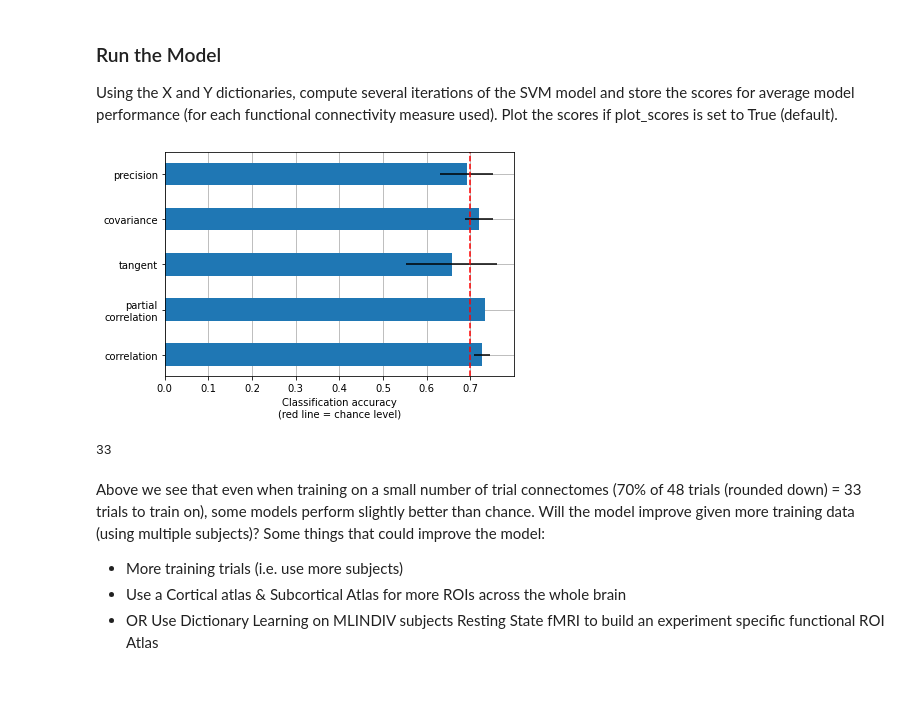
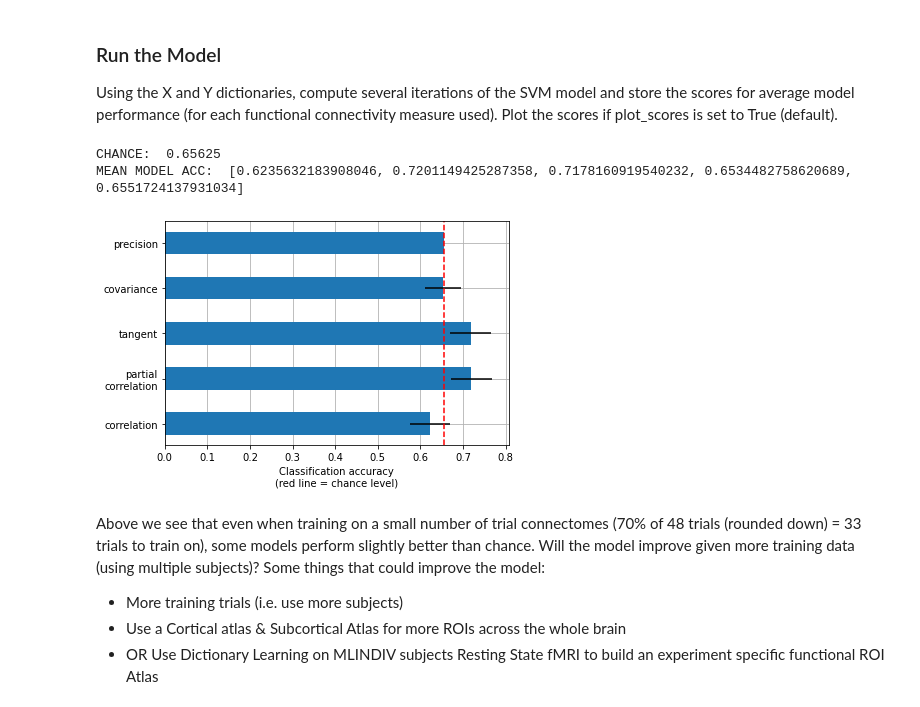
Before and after one commit to rwoodry/MLINDIV, a Jupyter notebook: machinelearning/MLINDIV_FC_TestTrials.ipynb, the cells around one changed output. Cells and saved outputs as stored; diff of their text form; code cells hidden in the pictures.

```diff
--- a/machinelearning/MLINDIV_FC_TestTrials.ipynb
+++ b/machinelearning/MLINDIV_FC_TestTrials.ipynb
@@ -94,15 +95,15 @@ def subject_timeseries(mlindiv_filename, confounds_filename, atlas_filename):
     print('Func images Voxel Dimensions (mm): %s\tFunc TR: %s' % (header_zooms[0:3], header_zooms[3]))
 
     # Create a masker from the HO atlas
-    masker = NiftiLabelsMasker(
-        labels_img = atlas_filename,
-        standardize=True,
+    masker = input_data.NiftiMapsMasker(
+        atlas_filename,
+        resampling_target='data',
         memory = 'nilearn_cache',
-        verbose = 5, low_pass=0.08, high_pass=0.009, detrend=True, t_r = TR)
+        verbose = 5, low_pass=0.1, high_pass=0.01, detrend=True, t_r = TR).fit()
 
 
     # Create an overall time series for the run
-    time_series = masker.fit_transform(mlindiv_filename, confounds = 'conf_nona_temp.tsv')
+    time_series = masker.transform(mlindiv_filename, confounds = 'conf_nona_temp.tsv')
 
     return time_series
 # %% [markdown]
@@ -130,7 +131,7 @@ def timewindows(timeseries, trial_labels, task_label, start_padding = 0, end_pad
 ### Aggregate Trial-by-Trial ROI Timeseries
 For each scan run, use the previously defined functions to aggregate all Trial-by-Trial ROI Timeseries into one dictionary where each key is the Task label / Scan of Origin (i.e. 'A2' or 'C5') and its values are a list of that scan's Trial-by-Trial ROI Timeseries.
 # %%
-def aggregate_timewindows(subject, func_directory, confounds_directory, trial_labels, atlas_filename, start_padding = 0, end_padding = 0):
+def aggregate_timewindows(subject, func_directory, confounds_directory, trial_labels, atlas_filename, start_padding = 7, end_padding = 7):
 
     # Define list of files to be processed, given subject number and location of functional files.
     directory_path = "%s/sub-%s" % (func_directory, subject)
@@ -173,8 +174,8 @@ Using the trial-by-trial ROI timeseries, compute their functional connectomes an
 def model_connectome(ts_list, ts_labels, C = 1, n_splits = 10, fconn_types = ['correlation', 'partial correlation', 'tangent', 'covariance', 'precision'], plot_scores = True):
     # If ts_list | ts_labels are a dictionary, collapse them into a list
     if type(ts_labels) == dict:
-        ts_list = list(ts_list.values())[0]
-        ts_labels = list(ts_labels.values())[0]
+        ts_labels = [item for sublist in list(sub_Y_dict.values()) for item in sublist]
+        ts_list = [item for sublist in list(sub_X_dict.values()) for item in sublist]
 
     # Define and run the Model
     _, classes = np.unique(ts_labels, return_inverse=True)  # Convert accuracy into numpy array of binary labels
@@ -194,12 +195,15 @@ def model_connectome(ts_list, ts_labels, C = 1, n_splits = 10, fconn_types = ['c
             connectivity = ConnectivityMeasure(kind = kind, vectorize = True) # We vectorize the Functional Connectivity, so it is easier to run the SVC classifier on
             connectomes = connectivity.fit_transform(ts_array[train])
 
-            classifier = LinearSVC(C = C).fit(connectomes, classes[train])
+            classifier = LinearSVC(C = C, penalty = 'l1', dual = False).fit(connectomes, classes[train])
             predictions = classifier.predict(connectivity.transform(ts_array[test]))
             scores[kind].append(accuracy_score(classes[test], predictions))
 
     if plot_scores:
+        chance_level = np.mean(ts_labels)
+        print('CHANCE: ', chance_level)
         mean_scores = [np.mean(scores[kind]) for kind in kinds]
+        print('MEAN MODEL ACC: ', mean_scores)
         scores_std = [np.std(scores[kind]) for kind in kinds]
 
         plt.figure(figsize=(6, 4))
@@ -209,7 +213,7 @@ def model_connectome(ts_list, ts_labels, C = 1, n_splits = 10, fconn_types = ['c
         plt.yticks(positions, yticks)
         plt.gca().grid(True)
         plt.gca().set_axisbelow(True)
-        plt.gca().axvline(.7, color='red', linestyle='--')
+        plt.gca().axvline(chance_level, color='red', linestyle='--')
         plt.xlabel('Classification accuracy\n(red line = chance level)')
         plt.tight_layout()
 
@@ -268,17 +272,25 @@ def subject_timeseries_labels(sub_num_list, behav_directory, func_directory, con
 ### Create X and Y Dictionaries
 First define what atlas to extract ROIs into. Then create dictionaries of extracted & binned ROI timeseries that will be fed into the SVM model.
 # %%
-
+'''
 dataset = datasets.fetch_atlas_harvard_oxford('sub-maxprob-thr25-2mm')
 atlas_filename = dataset.maps
 labels = dataset.labels
+'''
+dataset = datasets.fetch_atlas_msdl()
+atlas_filename = dataset.maps
+msdl_coords = dataset.region_coords
+n_regions = len(msdl_coords)
+print('MSDL has {0} ROIs, part of the following networks :\n{1}.'.format(
+    n_regions, dataset.networks))
 
 
-sub_X_dict, sub_Y_dict = subject_timeseries_labels(sub_num_list = ['043'],
-                                                   behav_directory = 'D:/SampleData',
-                                                   func_directory = 'D:/SampleData/func',
-                                                   confounds_directory = 'D:/SampleData/confounds',
-                                                   sync_pulses_directory = 'D:/SampleData',
+
+sub_X_dict, sub_Y_dict = subject_timeseries_labels(sub_num_list = ['043', '033', '020', '014'],
+                                                   behav_directory = 'D:/fconn/behavioral',
+                                                   func_directory = 'D:/fconn/func',
+                                                   confounds_directory = 'D:/fconn/confounds',
+                                                   sync_pulses_directory = 'D:/fconn/syncpulses',
                                                    atlas_filename = atlas_filename
                                                   )
 # %% [output]
@@ -303,13 +446,11 @@ __________________________________filter_and_extract cache loaded - 0.0s, 0.0min
 ### Run the Model
 Using the X and Y dictionaries, compute several iterations of the SVM model and store the scores for average model performance (for each functional connectivity measure used). Plot the scores if plot_scores is set to True (default).
 # %%
-scores = model_connectome(sub_X_dict['043'], sub_Y_dict['043'], C = 0.005, n_splits = 50)
+scores = model_connectome(sub_X_dict, sub_Y_dict, C = 1, n_splits = 30)
 # %% [output]
+CHANCE:  0.65625
+MEAN MODEL ACC:  [0.6235632183908046, 0.7201149425287358, 0.7178160919540232, 0.6534482758620689, 0.6551724137931034]
-[figure, old version]
+[figure, new version]
-# %%
-int(48 * .7)
-# %% [output]
-33
 # %% [markdown]
 Above we see that even when training on a small number of trial connectomes (70% of 48 trials (rounded down) = 33 trials to train on), some models perform slightly better than chance. Will the model improve given more training data (using multiple subjects)? Some things that could improve the model:
    - More training trials (i.e. use more subjects)
```
Also changed, not shown: parts of 8 cells of this notebook.
